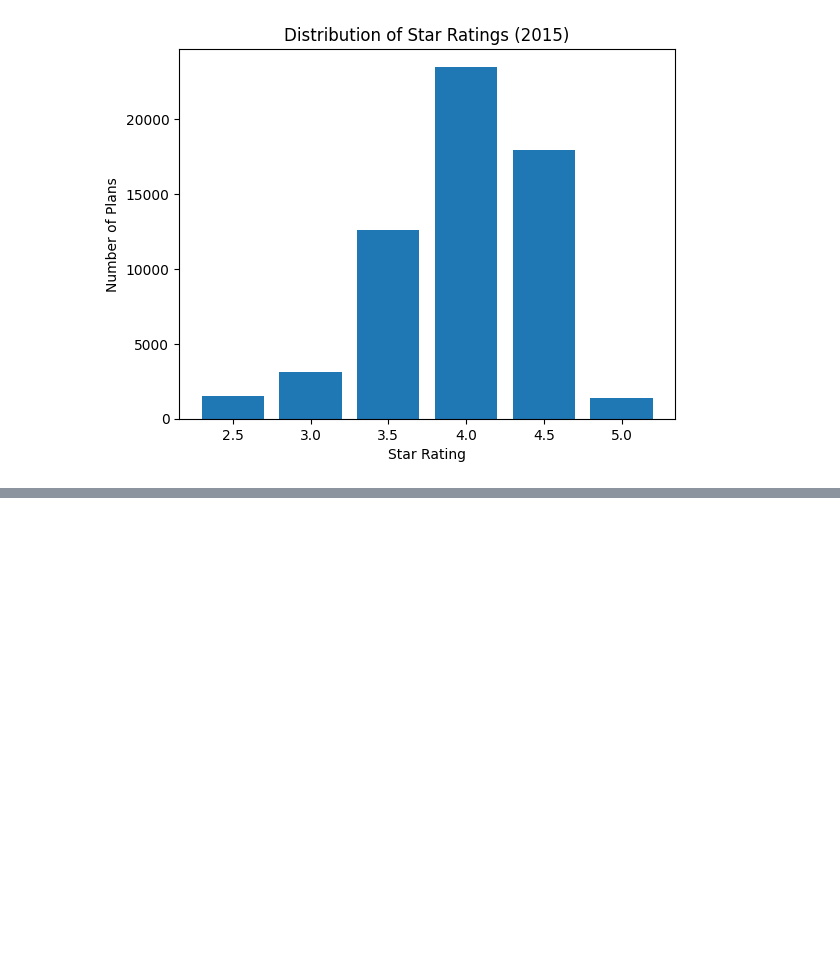
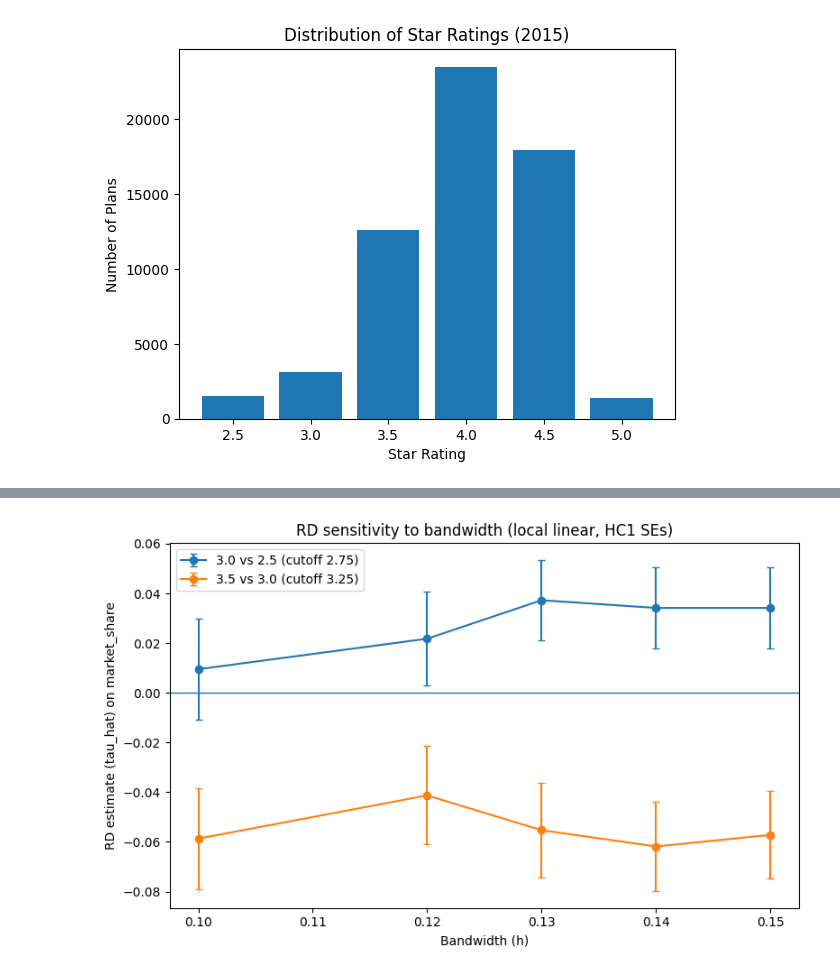
Before and after one commit to SebastianKou/HW3, a Jupyter notebook: HW3-answers.ipynb, the cells around one changed output, grey strips where cells are left out. Drawn from its saved outputs; the diff is of its cells as text; code cells hidden in the pictures; blank space fills up the shorter version.

```diff
--- a/HW3-answers.ipynb
+++ b/HW3-answers.ipynb
@@ -300,31 +360,57 @@ results
 # %%
-#Question 7
+# Question 7 (MARKET SHARE): RD sensitivity across bandwidths + graph (3-star and 3.5-star cutoffs)
+
+import numpy as np
+import pandas as pd
+import statsmodels.api as sm
+import matplotlib.pyplot as plt
 
 d7 = data.loc[data["year"] == 2010].copy()
 
+# Published star for reference (optional)
 d7["star"] = pd.to_numeric(d7["partcd_score"], errors="coerce")
 
-running_col = "partcd_score"
-d7["running"] = pd.to_numeric(d7[running_col], errors="coerce")
+# ---- Outcome: market share (decimal) ----
+d7["avg_enrollment"] = pd.to_numeric(d7["avg_enrollment"], errors="coerce")
+d7["avg_enrolled"] = pd.to_numeric(d7["avg_enrolled"], errors="coerce")
 
-outcome_col = "avg_enrollment"
-d7[outcome_col] = pd.to_numeric(d7[outcome_col], errors="coerce")
+d7["market_share"] = np.where(
+    d7["avg_enrolled"] > 0,
+    d7["avg_enrollment"] / d7["avg_enrolled"],
+    np.nan
+)
+
+outcome_col = "market_share"
+
+# ---- Running variable from underlying metrics ----
+metric_cols = [f"metric_{i:02d}" for i in range(1, 33)]
+missing_metrics = [c for c in metric_cols if c not in d7.columns]
+if missing_metrics:
+    raise KeyError(f"Missing metric columns needed for running variable: {missing_metrics}")
+
+for c in metric_cols:
+    d7[c] = pd.to_numeric(d7[c], errors="coerce")
+
+d7["running"] = d7[metric_cols].mean(axis=1, skipna=True)
+
+min_metrics = 20
+d7.loc[d7[metric_cols].notna().sum(axis=1) < min_metrics, "running"] = np.nan
 
 
 def rd_local_linear(df, outcome, running="running", cutoff=2.75, h=0.125, min_n=20):
     d = df[[outcome, running]].dropna().copy()
     d = d.loc[(d[running] >= cutoff - h) & (d[running] <= cutoff + h)].copy()
 
-    if d.shape[0] == 0:
+    if d.empty:
         return {
             "cutoff": cutoff, "bandwidth": h, "n": 0,
             "tau_hat": np.nan, "se_HC1": np.nan, "p_value": np.nan,
-            "note": "No observations in window"
+            "note": "No observations in window."
         }
 
     note = ""
     if d.shape[0] < min_n:
-        note = f"Small n (n={d.shape[0]})"
+        note = f"Small n (n={d.shape[0]})."
 
     d["treat"] = (d[running] >= cutoff).astype(int)
     d["x"] = d[running] - cutoff
@@ -346,7 +432,9 @@ def rd_local_linear(df, outcome, running="running", cutoff=2.75, h=0.125, min_n=
     }
 
 
+# --- Sensitivity table across required bandwidths ---
 bandwidths = [0.10, 0.12, 0.13, 0.14, 0.15]
+
 cutoffs = [
     (2.75, "3.0 vs 2.5 (cutoff 2.75)"),
     (3.25, "3.5 vs 3.0 (cutoff 3.25)")
@@ -362,11 +450,40 @@ results7 = pd.DataFrame(rows)
 results7["ci95_low"] = results7["tau_hat"] - 1.96 * results7["se_HC1"]
 results7["ci95_high"] = results7["tau_hat"] + 1.96 * results7["se_HC1"]
 
-# Table output (same vibe as your Q6)
 results7_table = results7[[
     "comparison", "cutoff", "bandwidth", "n",
     "tau_hat", "se_HC1", "ci95_low", "ci95_high", "p_value", "note"
 ]].sort_values(["comparison", "bandwidth"])
 
 results7_table
+
+
+# --- Plot tau_hat vs bandwidth with 95% CI ---
+plot_df = results7.dropna(subset=["tau_hat", "se_HC1", "bandwidth"]).copy()
+plot_df = plot_df.loc[plot_df["se_HC1"] > 0].copy()
+
+fig, ax = plt.subplots(figsize=(8, 5))
+
+for comp in plot_df["comparison"].unique():
+    tmp = plot_df.loc[plot_df["comparison"] == comp].sort_values("bandwidth")
+    if tmp.empty:
+        continue
+
+    ax.errorbar(
+        tmp["bandwidth"].to_numpy(),
+        tmp["tau_hat"].to_numpy(),
+        yerr=(1.96 * tmp["se_HC1"]).to_numpy(),
+        marker="o",
+        linestyle="-",
+        capsize=3,
+        label=comp
+    )
+
+ax.axhline(0, linewidth=1)
+ax.set_xlabel("Bandwidth (h)")
+ax.set_ylabel("RD estimate (tau_hat) on market_share")
+ax.set_title("RD sensitivity to bandwidth (local linear, HC1 SEs)")
+ax.legend()
+plt.tight_layout()
+plt.show()
 # %% [output]
@@ -383,0 +490 @@ results7_table
+[figure, added]
```
Also changed, not shown: parts of 10 cells of this notebook.
